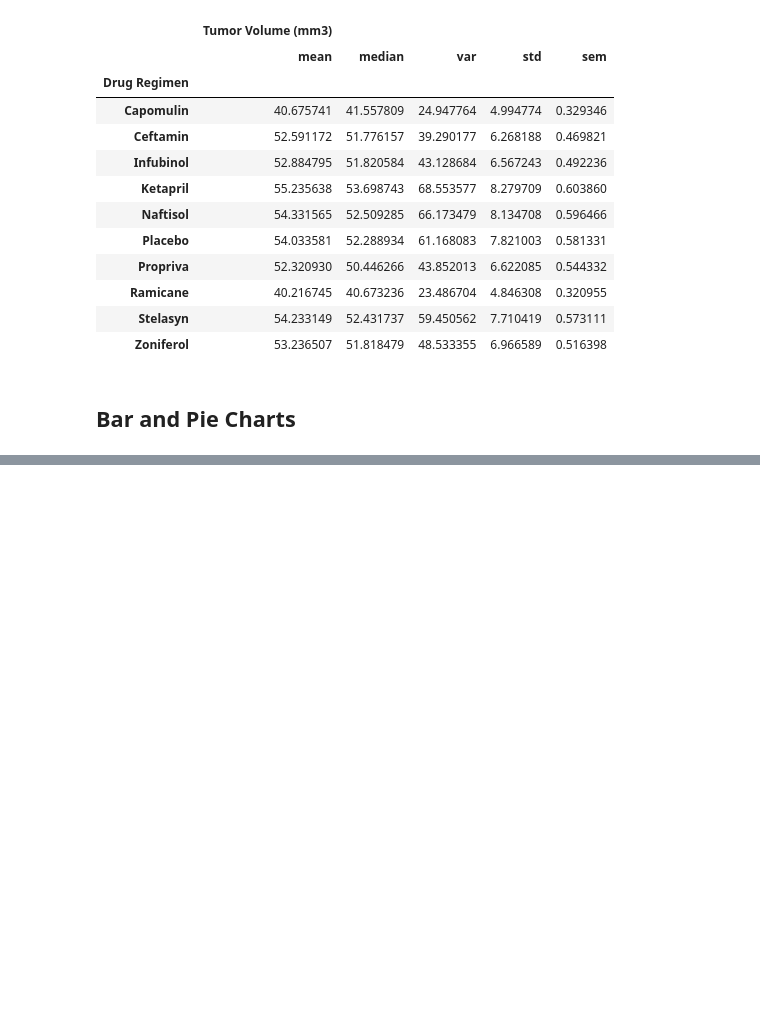
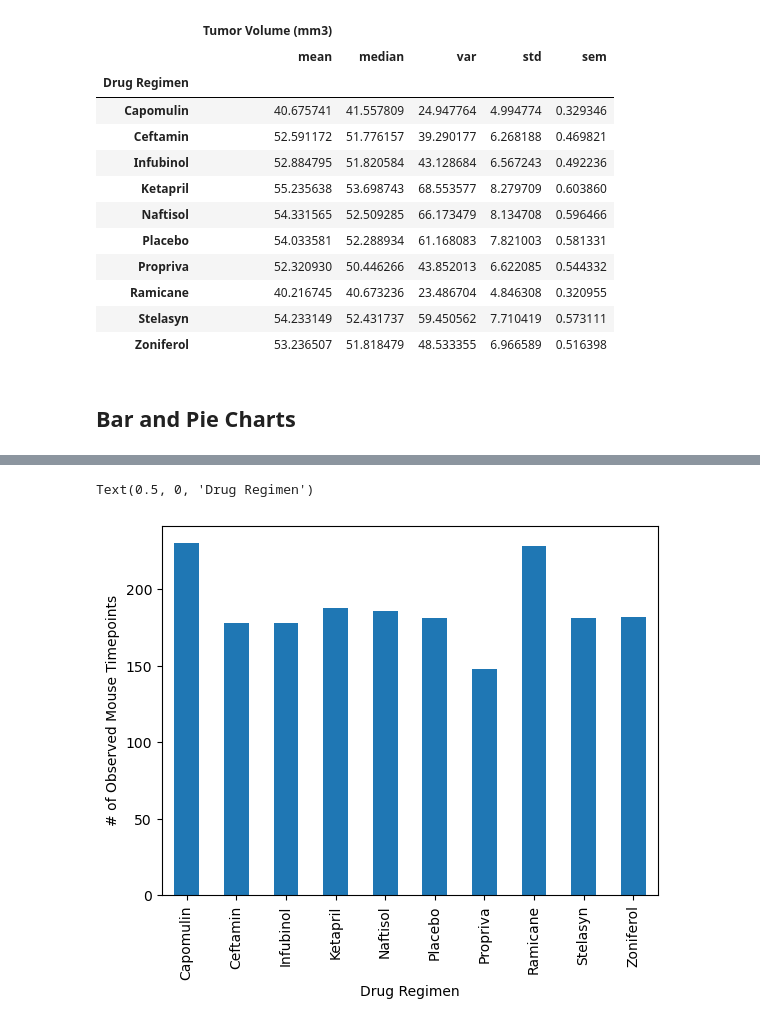
Before and after one commit to zekoNinja/pymaceuticals-Challenge, a Jupyter notebook: pymaceuticals_final.ipynb, the cells around one changed output, grey strips where cells are left out. Saved outputs shown, nothing was run; the diff lists cells and outputs as text; code cells hidden in the pictures; blank space fills up the shorter version.

```diff
--- a/pymaceuticals_final.ipynb
+++ b/pymaceuticals_final.ipynb
@@ -138,3 +138,5 @@ Summary_statistics
 | Zoniferol | 53.236507 | 51.818479 | 48.533355 | 6.966589 | 0.516398 |
 # %% [markdown]
 ## Bar and Pie Charts
+# %%
+bar_plot_Data= cleaned_study_summary.groupby('Drug Regimen')['Timepoint'].count()
@@ -140,0 +158,8 @@ Summary_statistics
+# %%
+# Generate a bar plot showing the total number of rows (Mouse ID/Timepoints) for each drug regimen using Pandas.
+pandass_plot=bar_plot_Data.plot.bar(legend=False)
+plt.ylabel('# of Observed Mouse Timepoints')
+plt.xlabel('Drug Regimen')
+# %% [output]
+Text(0.5, 0, 'Drug Regimen')
+[figure, added]
```
Also changed, not shown: parts of 2 cells of this notebook.
